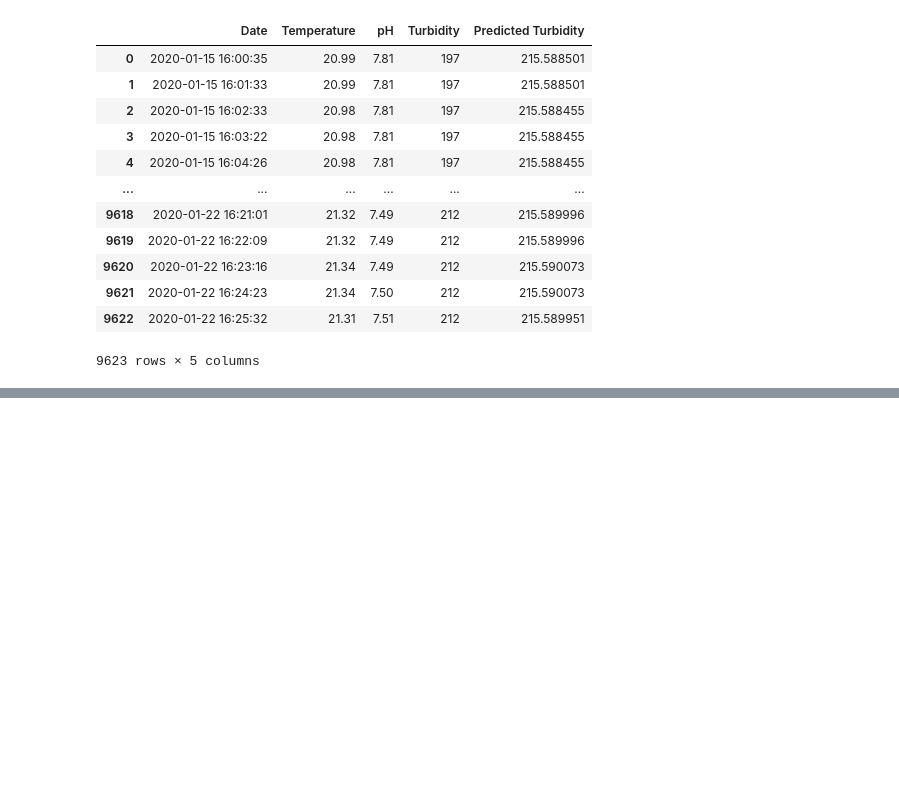
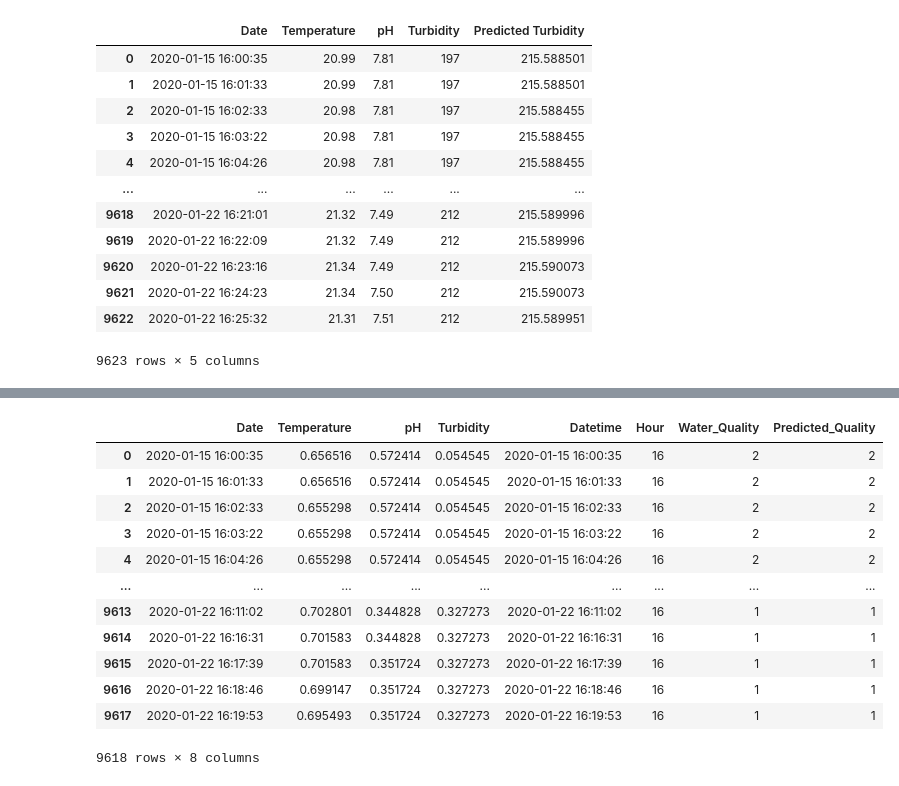
Before and after one commit to omarsagoo/iot-smart-aquarium, a Jupyter notebook: notebooks/iot-smart-aquarium.ipynb, the cells around one changed output, grey strips where cells are left out. Saved outputs shown, nothing was run; the diff lists cells and outputs as text; code cells hidden in the pictures; blank space fills up the shorter version.

```diff
--- a/notebooks/iot-smart-aquarium.ipynb
+++ b/notebooks/iot-smart-aquarium.ipynb
@@ -1035,0 +1214,16 @@ Epoch 50/50
+# %%
+df.head(-5)
+# %% [output]
+|  | Date | Temperature | pH | Turbidity | Datetime | Hour | Water_Quality | Predicted_Quality |
+| 0 | 2020-01-15 16:00:35 | 0.656516 | 0.572414 | 0.054545 | 2020-01-15 16:00:35 | 16 | 2 | 2 |
+| 1 | 2020-01-15 16:01:33 | 0.656516 | 0.572414 | 0.054545 | 2020-01-15 16:01:33 | 16 | 2 | 2 |
+| 2 | 2020-01-15 16:02:33 | 0.655298 | 0.572414 | 0.054545 | 2020-01-15 16:02:33 | 16 | 2 | 2 |
+| 3 | 2020-01-15 16:03:22 | 0.655298 | 0.572414 | 0.054545 | 2020-01-15 16:03:22 | 16 | 2 | 2 |
+| 4 | 2020-01-15 16:04:26 | 0.655298 | 0.572414 | 0.054545 | 2020-01-15 16:04:26 | 16 | 2 | 2 |
+| ... | ... | ... | ... | ... | ... | ... | ... | ... |
+| 9613 | 2020-01-22 16:11:02 | 0.702801 | 0.344828 | 0.327273 | 2020-01-22 16:11:02 | 16 | 1 | 1 |
+| 9614 | 2020-01-22 16:16:31 | 0.701583 | 0.344828 | 0.327273 | 2020-01-22 16:16:31 | 16 | 1 | 1 |
+| 9615 | 2020-01-22 16:17:39 | 0.701583 | 0.351724 | 0.327273 | 2020-01-22 16:17:39 | 16 | 1 | 1 |
+| 9616 | 2020-01-22 16:18:46 | 0.699147 | 0.351724 | 0.327273 | 2020-01-22 16:18:46 | 16 | 1 | 1 |
+| 9617 | 2020-01-22 16:19:53 | 0.695493 | 0.351724 | 0.327273 | 2020-01-22 16:19:53 | 16 | 1 | 1 |
+9618 rows × 8 columns
```
Also changed, not shown: parts of 17 cells of this notebook, 2 other files.
